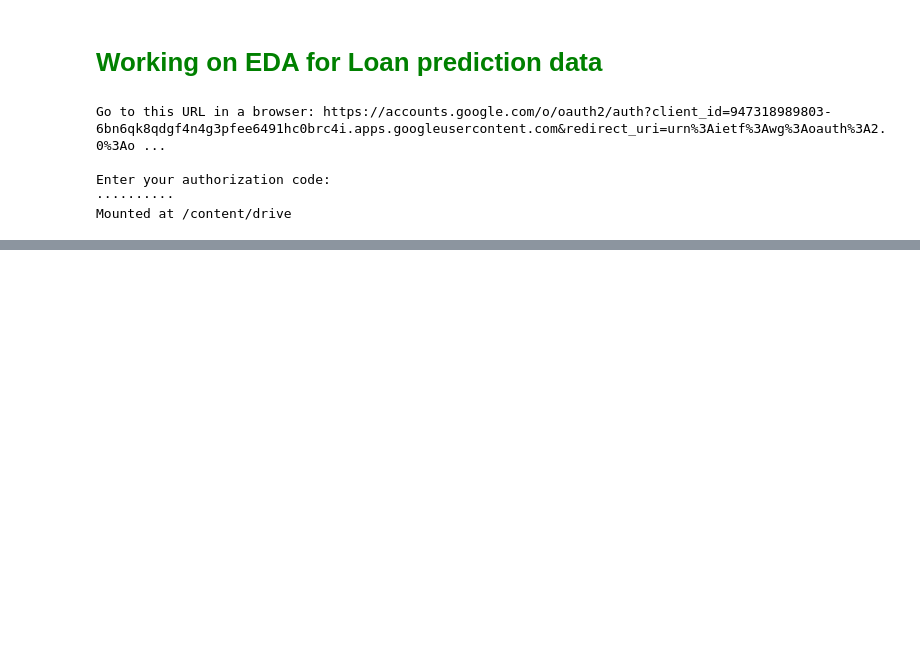
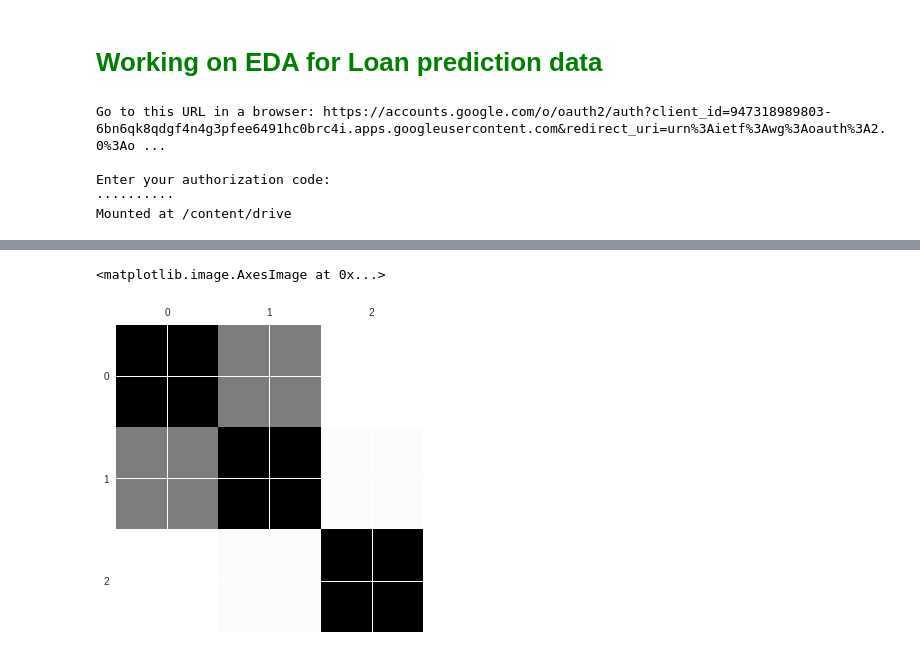
Before and after one commit to ss-pratapIIITB/Loan-Prediction, a Jupyter notebook: Loan_prediction_data.ipynb, the cells around one changed output, grey strips where cells are left out. Drawn from its saved outputs; the diff is of its cells as text; code cells hidden in the pictures; blank space fills up the shorter version.

```diff
--- a/Loan_prediction_data.ipynb
+++ b/Loan_prediction_data.ipynb
@@ -108,0 +99,8 @@ ValueError: ignored
+# %%
+df['passed']= df.Loan_Status.eq('Y').mul(1)
+plt.matshow(df[['LoanAmount', 'ApplicantIncome', 'passed']].corr())
+
+# We can see a correlation between Loan amount and ApplicantIncome, which is no big discovery unfortunately
+# %% [output]
+<matplotlib.image.AxesImage at 0x...>
+[figure, added]
```
Also changed, not shown: parts of 14 cells of this notebook.
